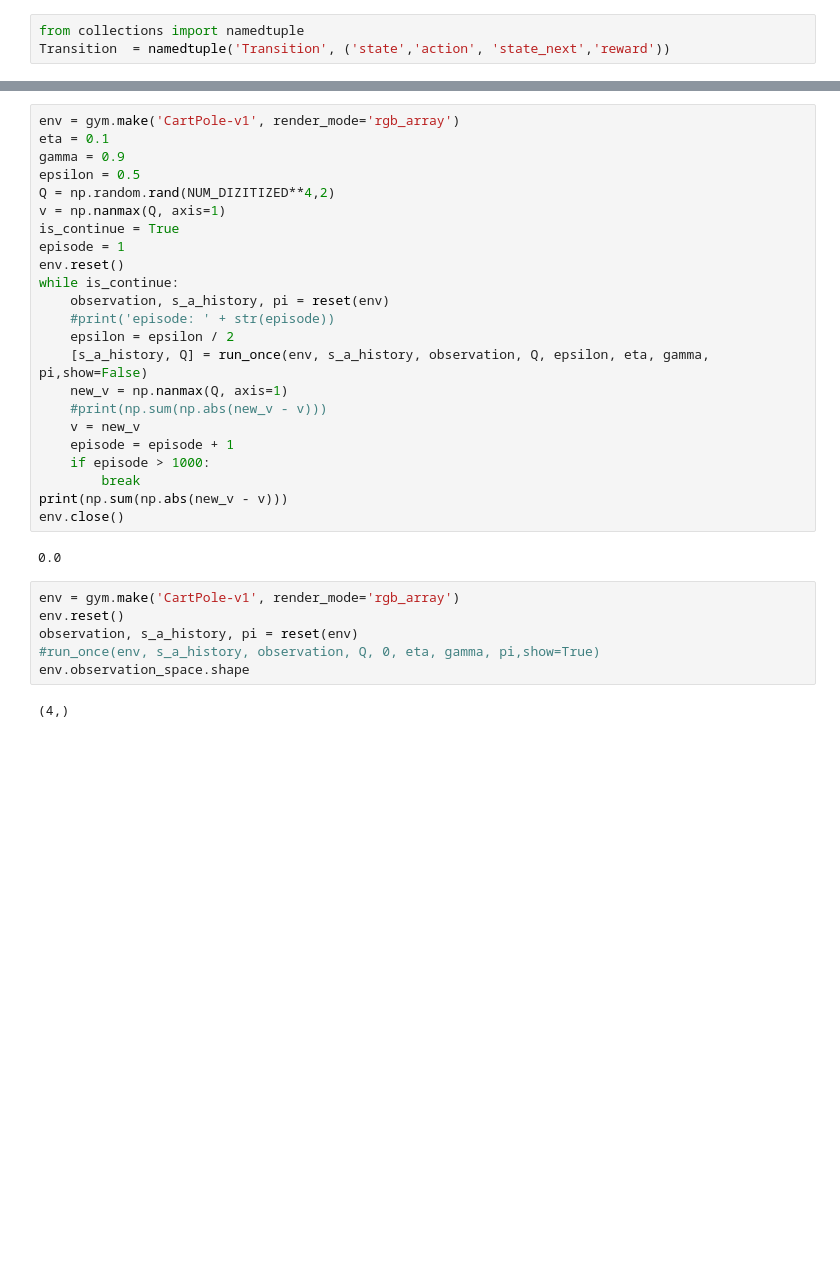
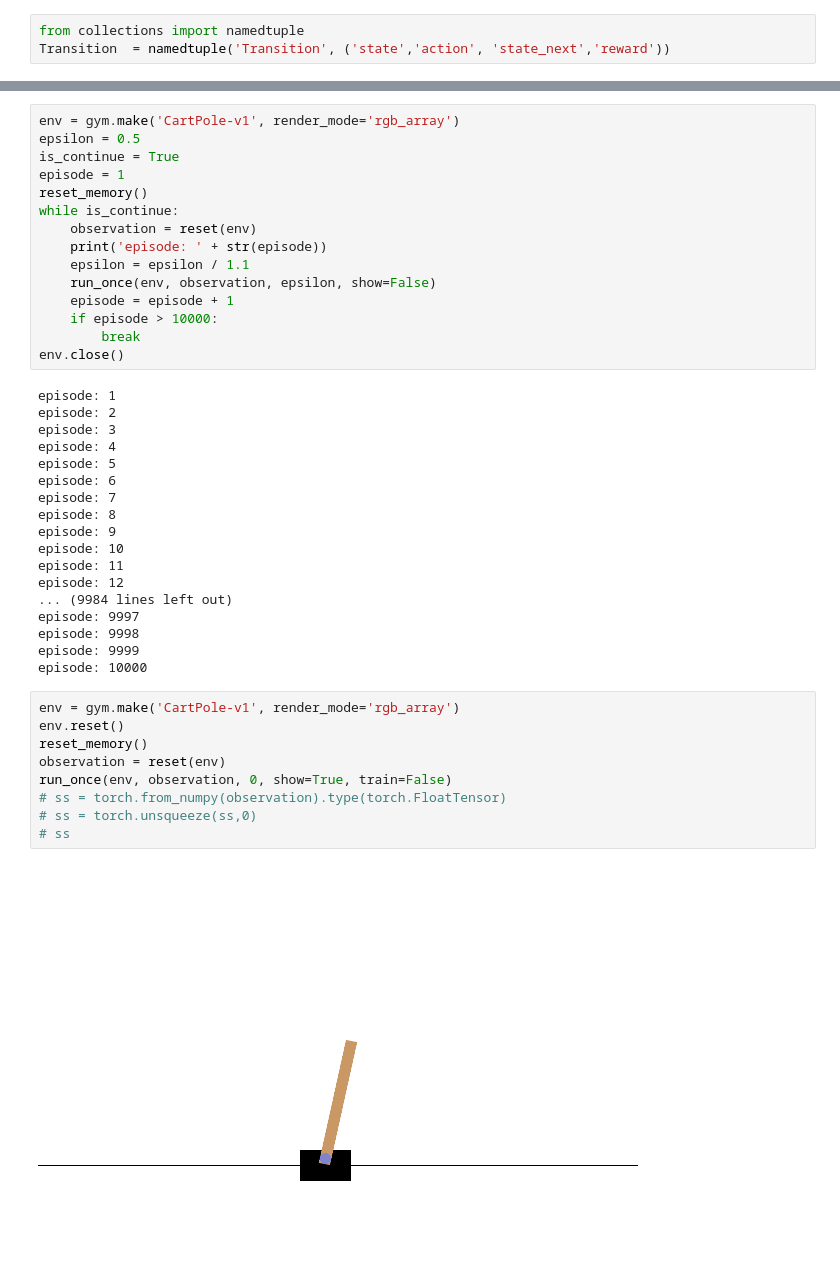
Before and after one commit to galaxy8691/learn_reinforcement, a Jupyter notebook: gym2-cartpole-dqn.ipynb, the cells around one changed output, grey strips where cells are left out. Cells and saved outputs as stored; diff of their text form; blank space fills up the shorter version.

```diff
--- a/gym2-cartpole-dqn.ipynb
+++ b/gym2-cartpole-dqn.ipynb
@@ -185,33 +183,44 @@ def run_once(env, s_a_history,initial_observation, epsilon, gamma, show=False):
 # %%
 env = gym.make('CartPole-v1', render_mode='rgb_array')
-eta = 0.1
-gamma = 0.9
 epsilon = 0.5
-Q = np.random.rand(NUM_DIZITIZED**4,2)
-v = np.nanmax(Q, axis=1)
 is_continue = True
 episode = 1
-env.reset()
+reset_memory()
 while is_continue:
-    observation, s_a_history, pi = reset(env)
-    #print('episode: ' + str(episode))
-    epsilon = epsilon / 2
-    [s_a_history, Q] = run_once(env, s_a_history, observation, Q, epsilon, eta, gamma, pi,show=False)
-    new_v = np.nanmax(Q, axis=1)
-    #print(np.sum(np.abs(new_v - v)))
-    v = new_v
+    observation = reset(env)
+    print('episode: ' + str(episode))
+    epsilon = epsilon / 1.1
+    run_once(env, observation, epsilon, show=False)
     episode = episode + 1
-    if episode > 1000:
+    if episode > 10000:
         break
-print(np.sum(np.abs(new_v - v)))
 env.close()
 # %% [output]
-0.0
+episode: 1
+episode: 2
+episode: 3
+episode: 4
+episode: 5
+episode: 6
+episode: 7
+episode: 8
+episode: 9
+episode: 10
+episode: 11
+episode: 12
+... (9984 lines left out)
+episode: 9997
+episode: 9998
+episode: 9999
+episode: 10000
 # %%
 env = gym.make('CartPole-v1', render_mode='rgb_array')
 env.reset()
-observation, s_a_history, pi = reset(env)
-#run_once(env, s_a_history, observation, Q, 0, eta, gamma, pi,show=True)
-env.observation_space.shape
+reset_memory()
+observation = reset(env)
+run_once(env, observation, 0, show=True, train=False)
+# ss = torch.from_numpy(observation).type(torch.FloatTensor)
+# ss = torch.unsqueeze(ss,0)
+# ss
 # %% [output]
-(4,)
+[figure, added]
```
Also changed, not shown: parts of 5 cells of this notebook.
